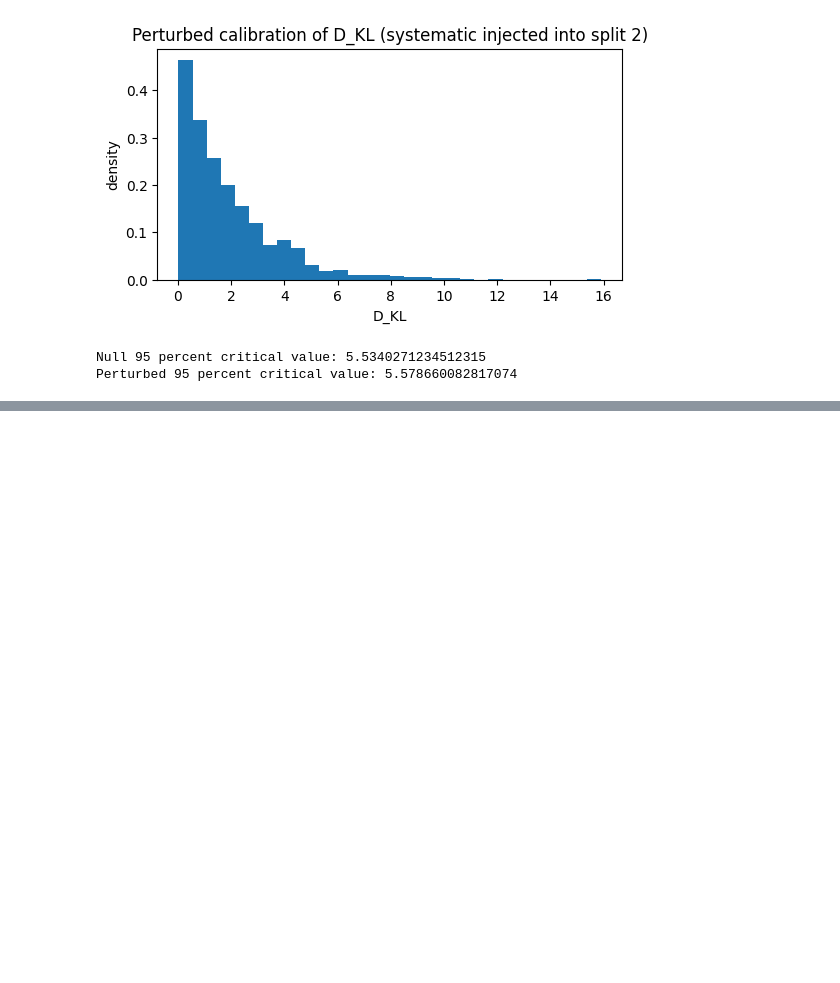
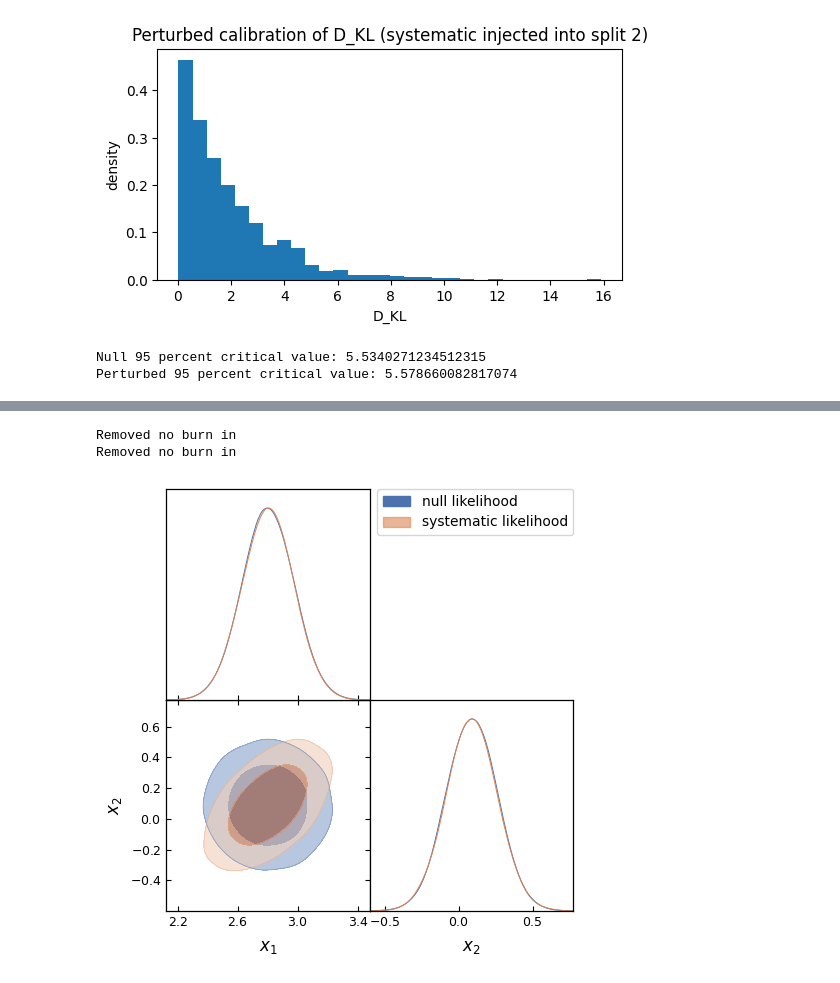
Before and after one commit to jayvasireddy/Part-III-Research-Project, a Jupyter notebook: 2D Gaussian Example/Gaussian_with_off_diag_output.ipynb, the cells around one changed output, grey strips where cells are left out. Drawn from its saved outputs; the diff is of its cells as text; code cells hidden in the pictures; blank space fills up the shorter version.

```diff
--- a/2D Gaussian Example/Gaussian_with_off_diag_output.ipynb
+++ b/2D Gaussian Example/Gaussian_with_off_diag_output.ipynb
@@ -1227,0 +1491,43 @@ Perturbed 95 percent critical value: 5.578660082817074
+# %%
+"""
+Pairplot-style figure (getdist) of draws from the two likelihoods at theta_obs:
+1D marginals on the diagonal, 2D scatter/contours off-diagonal.
+Null:        x ~ N(theta_obs + l, sigma^2 I)
+Systematic:  x ~ N(theta_obs + l, sigma^2 [[1,e],[e,1]])
+"""
+
+import numpy as np
+import matplotlib.pyplot as plt
+from getdist import MCSamples, plots
+
+rng       = np.random.default_rng(0)
+N         = 20_000
+theta_obs = theta_observed.detach().cpu().numpy().reshape(2)
+mu        = theta_obs + loc1
+cov_null  = scale1 * np.eye(2)
+cov_sys   = scale1 * np.array([[1.0, eps], [eps, 1.0]])
+
+draws_null = rng.multivariate_normal(mu, cov_null, size=N)
+draws_sys  = rng.multivariate_normal(mu, cov_sys,  size=N)
+
+names  = ["x1", "x2"]
+labels = ["x_1", "x_2"]
+
+samples_null = MCSamples(samples=draws_null, names=names, labels=labels,
+                         label="null likelihood")
+samples_sys  = MCSamples(samples=draws_sys,  names=names, labels=labels,
+                         label="systematic likelihood")
+
+g = plots.get_subplot_plotter(width_inch=5)
+g.settings.alpha_filled_add = 0.6
+g.triangle_plot([samples_null, samples_sys],
+                filled=True,
+                contour_colors=["#4C72B0", "#DD8452"],
+                legend_loc="upper right")
+
+plt.savefig("data_realisation_pairplot.pdf", bbox_inches="tight")
+plt.show()
+# %% [output]
+Removed no burn in
+Removed no burn in
+[figure, added]
```
Also changed, not shown: parts of 8 cells of this notebook, 5 other files.
